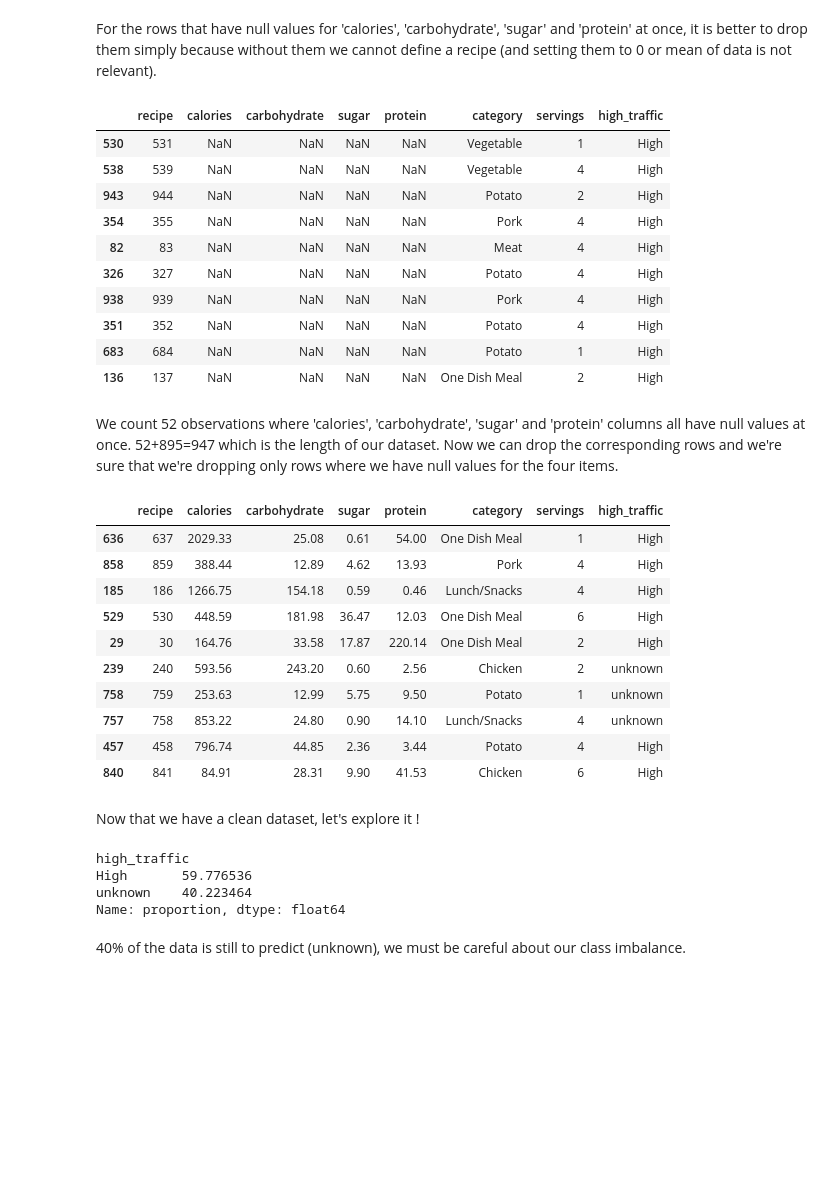
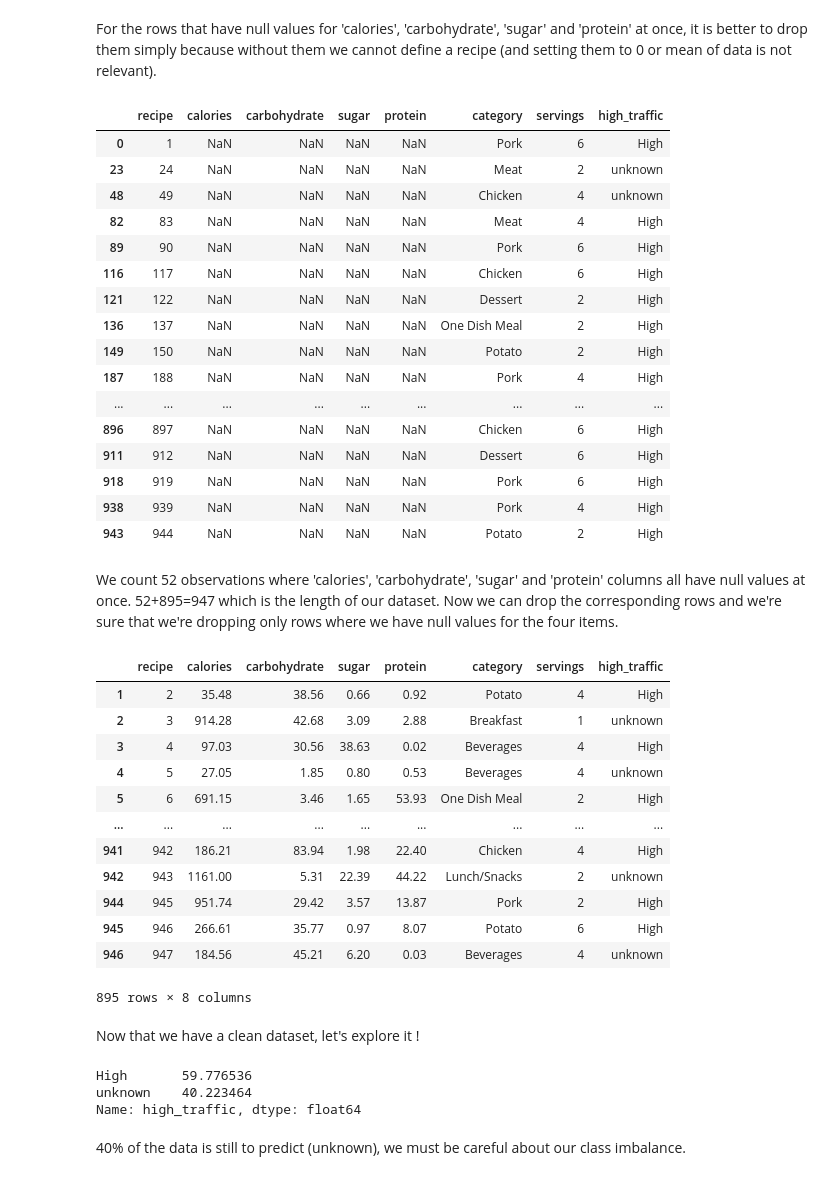
Before and after one commit to Ismail-ai707/Recipe-Prediction-for-High-Traffic, a Jupyter notebook: high_traffic_recipe_prediction.ipynb, the cells around one changed output. Cells and saved outputs as stored; diff of their text form; code cells hidden in the pictures; blank space fills up the shorter version.

```diff
--- a/high_traffic_recipe_prediction.ipynb
+++ b/high_traffic_recipe_prediction.ipynb
@@ -21,7 +21,7 @@ import statsmodels.api as sm
 # %% [markdown]
 Loading data
 # %%
-site_traffic_df = pd.read_csv("./recipe_site_traffic_2212.csv")
+site_traffic_df = pd.read_csv("https://s3.amazonaws.com/talent-assets.datacamp.com/recipe_site_traffic_2212.csv", )
 site_traffic_df
 # %% [output]
 |  | recipe | calories | carbohydrate | sugar | protein | category | servings | high_traffic |
@@ -158,47 +158,54 @@ For the rows that have null values for 'calories', 'carbohydrate', 'sugar' and '
 # %%
 columns_of_interest = ['calories', 'carbohydrate', 'sugar', 'protein']
 missing_values_df = site_traffic_df[site_traffic_df[columns_of_interest].isnull().all(axis=1)]
-missing_values_df.sample(10)
+missing_values_df
 # %% [output]
 |  | recipe | calories | carbohydrate | sugar | protein | category | servings | high_traffic |
-| 530 | 531 | NaN | NaN | NaN | NaN | Vegetable | 1 | High |
-| 538 | 539 | NaN | NaN | NaN | NaN | Vegetable | 4 | High |
+| 0 | 1 | NaN | NaN | NaN | NaN | Pork | 6 | High |
+| 23 | 24 | NaN | NaN | NaN | NaN | Meat | 2 | unknown |
+| 48 | 49 | NaN | NaN | NaN | NaN | Chicken | 4 | unknown |
+| 82 | 83 | NaN | NaN | NaN | NaN | Meat | 4 | High |
+| 89 | 90 | NaN | NaN | NaN | NaN | Pork | 6 | High |
+| 116 | 117 | NaN | NaN | NaN | NaN | Chicken | 6 | High |
+| 121 | 122 | NaN | NaN | NaN | NaN | Dessert | 2 | High |
+| 136 | 137 | NaN | NaN | NaN | NaN | One Dish Meal | 2 | High |
+| 149 | 150 | NaN | NaN | NaN | NaN | Potato | 2 | High |
+| 187 | 188 | NaN | NaN | NaN | NaN | Pork | 4 | High |
+| ... | ... | ... | ... | ... | ... | ... | ... | ... |
+| 896 | 897 | NaN | NaN | NaN | NaN | Chicken | 6 | High |
+| 911 | 912 | NaN | NaN | NaN | NaN | Dessert | 6 | High |
+| 918 | 919 | NaN | NaN | NaN | NaN | Pork | 6 | High |
+| 938 | 939 | NaN | NaN | NaN | NaN | Pork | 4 | High |
 | 943 | 944 | NaN | NaN | NaN | NaN | Potato | 2 | High |
-| 354 | 355 | NaN | NaN | NaN | NaN | Pork | 4 | High |
-| 82 | 83 | NaN | NaN | NaN | NaN | Meat | 4 | High |
-| 326 | 327 | NaN | NaN | NaN | NaN | Potato | 4 | High |
-| 938 | 939 | NaN | NaN | NaN | NaN | Pork | 4 | High |
-| 351 | 352 | NaN | NaN | NaN | NaN | Potato | 4 | High |
-| 683 | 684 | NaN | NaN | NaN | NaN | Potato | 1 | High |
-| 136 | 137 | NaN | NaN | NaN | NaN | One Dish Meal | 2 | High |
 # %% [markdown]
 We count 52 observations where 'calories', 'carbohydrate', 'sugar' and 'protein' columns all have null values at once. 52+895=947 which is the length of our dataset. Now we can drop the corresponding rows and we're sure that we're dropping only rows where we have null values for the four items.
 # %%
 site_traffic_df_cleaned = site_traffic_df.copy()
 site_traffic_df_cleaned = site_traffic_df_cleaned.dropna(subset=columns_of_interest, how='all')
-site_traffic_df_cleaned.sample(10)
+site_traffic_df_cleaned
 # %% [output]
 |  | recipe | calories | carbohydrate | sugar | protein | category | servings | high_traffic |
-| 636 | 637 | 2029.33 | 25.08 | 0.61 | 54.00 | One Dish Meal | 1 | High |
-| 858 | 859 | 388.44 | 12.89 | 4.62 | 13.93 | Pork | 4 | High |
-| 185 | 186 | 1266.75 | 154.18 | 0.59 | 0.46 | Lunch/Snacks | 4 | High |
-| 529 | 530 | 448.59 | 181.98 | 36.47 | 12.03 | One Dish Meal | 6 | High |
-| 29 | 30 | 164.76 | 33.58 | 17.87 | 220.14 | One Dish Meal | 2 | High |
-| 239 | 240 | 593.56 | 243.20 | 0.60 | 2.56 | Chicken | 2 | unknown |
-| 758 | 759 | 253.63 | 12.99 | 5.75 | 9.50 | Potato | 1 | unknown |
-| 757 | 758 | 853.22 | 24.80 | 0.90 | 14.10 | Lunch/Snacks | 4 | unknown |
-| 457 | 458 | 796.74 | 44.85 | 2.36 | 3.44 | Potato | 4 | High |
-| 840 | 841 | 84.91 | 28.31 | 9.90 | 41.53 | Chicken | 6 | High |
+| 1 | 2 | 35.48 | 38.56 | 0.66 | 0.92 | Potato | 4 | High |
+| 2 | 3 | 914.28 | 42.68 | 3.09 | 2.88 | Breakfast | 1 | unknown |
+| 3 | 4 | 97.03 | 30.56 | 38.63 | 0.02 | Beverages | 4 | High |
+| 4 | 5 | 27.05 | 1.85 | 0.80 | 0.53 | Beverages | 4 | unknown |
+| 5 | 6 | 691.15 | 3.46 | 1.65 | 53.93 | One Dish Meal | 2 | High |
+| ... | ... | ... | ... | ... | ... | ... | ... | ... |
+| 941 | 942 | 186.21 | 83.94 | 1.98 | 22.40 | Chicken | 4 | High |
+| 942 | 943 | 1161.00 | 5.31 | 22.39 | 44.22 | Lunch/Snacks | 2 | unknown |
+| 944 | 945 | 951.74 | 29.42 | 3.57 | 13.87 | Pork | 2 | High |
+| 945 | 946 | 266.61 | 35.77 | 0.97 | 8.07 | Potato | 6 | High |
+| 946 | 947 | 184.56 | 45.21 | 6.20 | 0.03 | Beverages | 4 | unknown |
+895 rows × 8 columns
 # %% [markdown]
 Now that we have a clean dataset, let's explore it !
 # %%
 # Quick check
 site_traffic_df_cleaned['high_traffic'].value_counts('unknown')*100
 # %% [output]
-high_traffic
 High       59.776536
 unknown    40.223464
-Name: proportion, dtype: float64
+Name: high_traffic, dtype: float64
 # %% [markdown]
 40% of the data is still to predict (unknown), we must be careful about our class imbalance.
 # %% [markdown]
```
Also changed, not shown: parts of 57 cells of this notebook.
